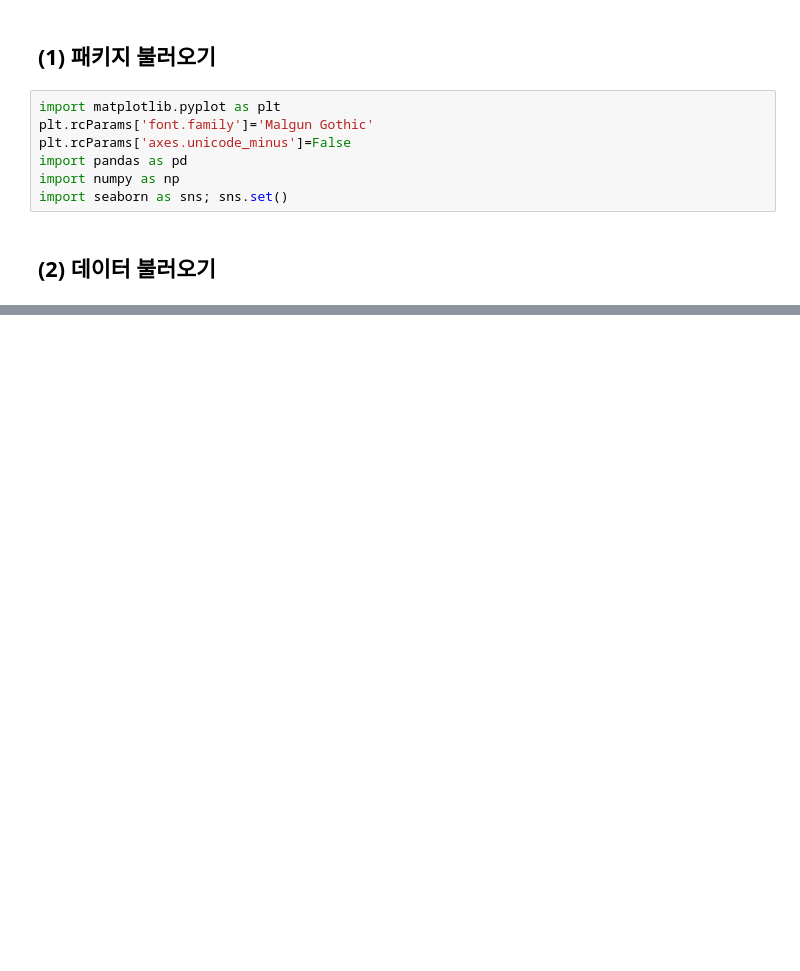
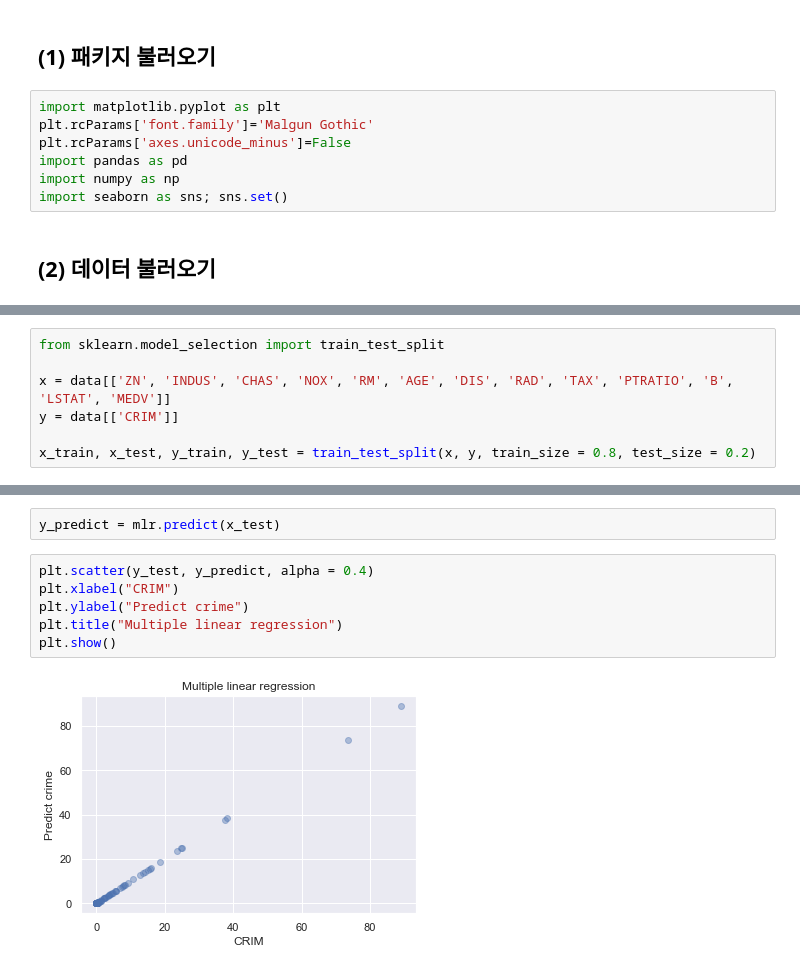
Before and after one commit to vynnee/ML_study, a Jupyter notebook: project.ipynb, the cells around one changed output, grey strips where cells are left out. Saved outputs shown, nothing was run; the diff lists cells and outputs as text; blank space fills up the shorter version.

```diff
--- a/project.ipynb
+++ b/project.ipynb
@@ -174,0 +179,7 @@ test_err[test_err['errcode'].isnull()]
+# %%
+from sklearn.model_selection import train_test_split
+
+x = data[['ZN', 'INDUS', 'CHAS', 'NOX', 'RM', 'AGE', 'DIS', 'RAD', 'TAX', 'PTRATIO', 'B', 'LSTAT', 'MEDV']]
+y = data[['CRIM']]
+
+x_train, x_test, y_train, y_test = train_test_split(x, y, train_size = 0.8, test_size = 0.2)
@@ -174,0 +195,10 @@ test_err[test_err['errcode'].isnull()]
+# %%
+y_predict = mlr.predict(x_test)
+# %%
+plt.scatter(y_test, y_predict, alpha = 0.4)
+plt.xlabel("CRIM")
+plt.ylabel("Predict crime")
+plt.title("Multiple linear regression")
+plt.show()
+# %% [output]
+[figure, added]
```
Also changed, not shown: parts of 50 cells of this notebook.
